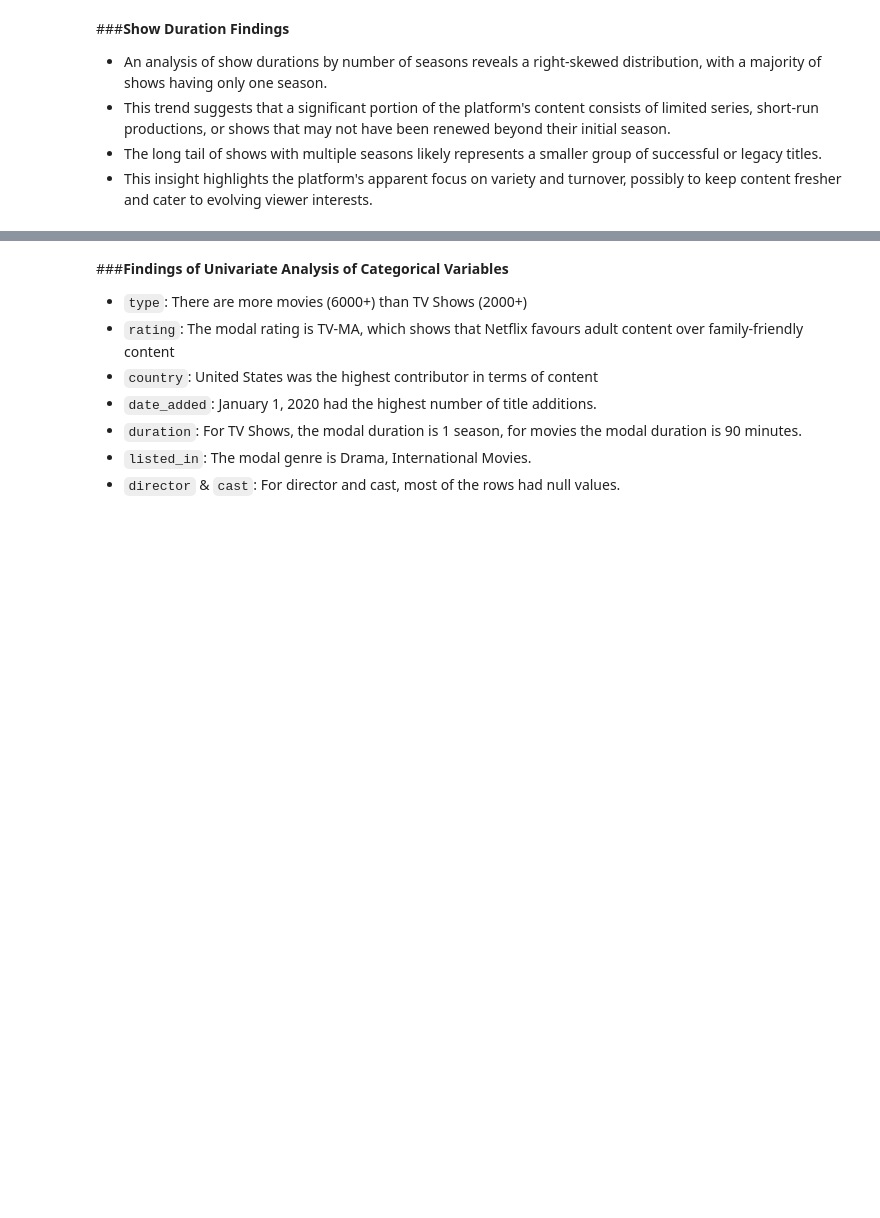
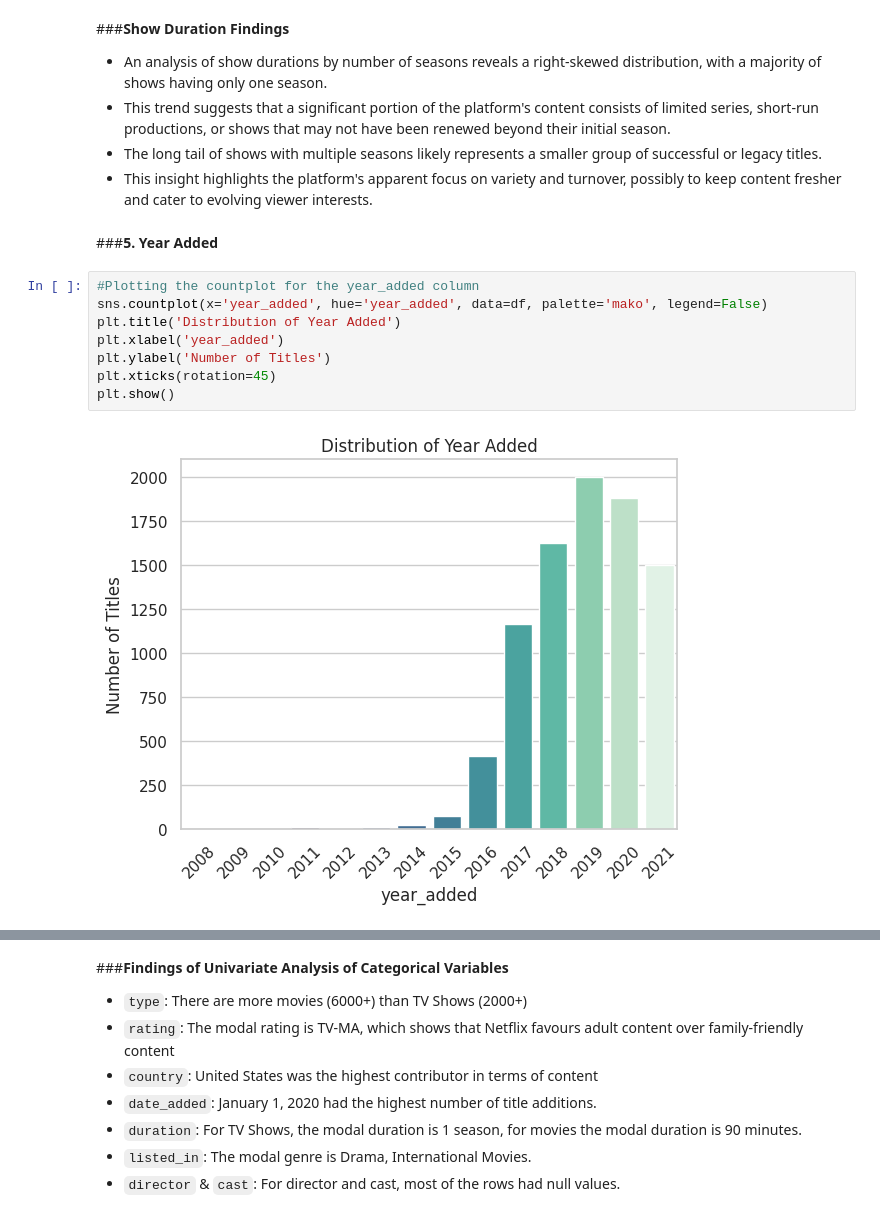
Before and after one commit to StacyChebet/Netflix-EDA, a Jupyter notebook: Netflix_Exploratory_Data_Analysis.ipynb, the cells around one changed output, grey strips where cells are left out. Drawn from its saved outputs; the diff is of its cells as text; blank space fills up the shorter version.

```diff
--- a/Netflix_Exploratory_Data_Analysis.ipynb
+++ b/Netflix_Exploratory_Data_Analysis.ipynb
@@ -512,3 +504,15 @@ plt.show()
 - This trend suggests that a significant portion of the platform's content consists of limited series, short-run productions, or shows that may not have been renewed beyond their initial season.
 - The long tail of shows with multiple seasons likely represents a smaller group of successful or legacy titles.
 - This insight highlights the platform's apparent focus on variety and turnover, possibly to keep content fresher and cater to evolving viewer interests.
+# %% [markdown]
+###**5. Year Added**
+# %%
+#Plotting the countplot for the year_added column
+sns.countplot(x='year_added', hue='year_added', data=df, palette='mako', legend=False)
+plt.title('Distribution of Year Added')
+plt.xlabel('year_added')
+plt.ylabel('Number of Titles')
+plt.xticks(rotation=45)
+plt.show()
+# %% [output]
+[figure, added]
```
Also changed, not shown: parts of 14 cells of this notebook.
